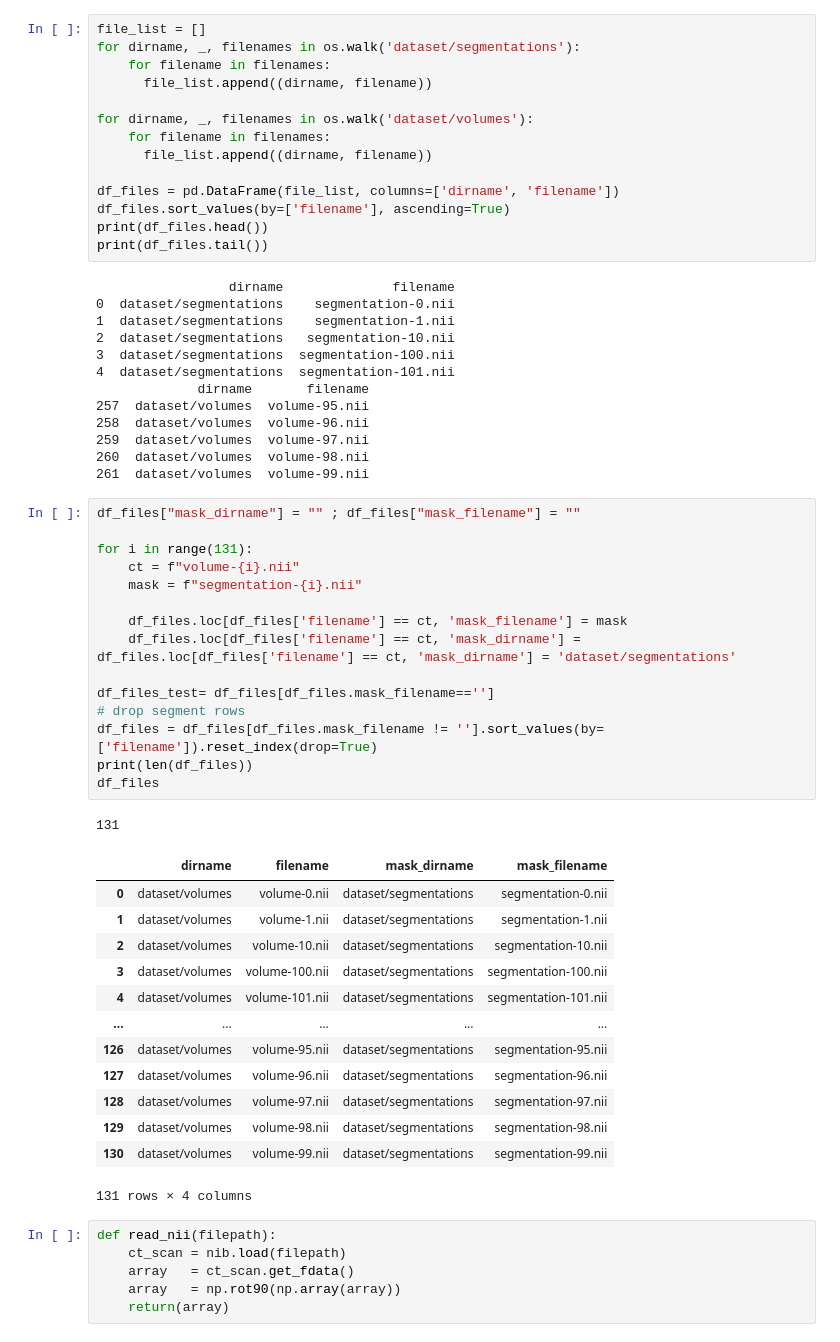
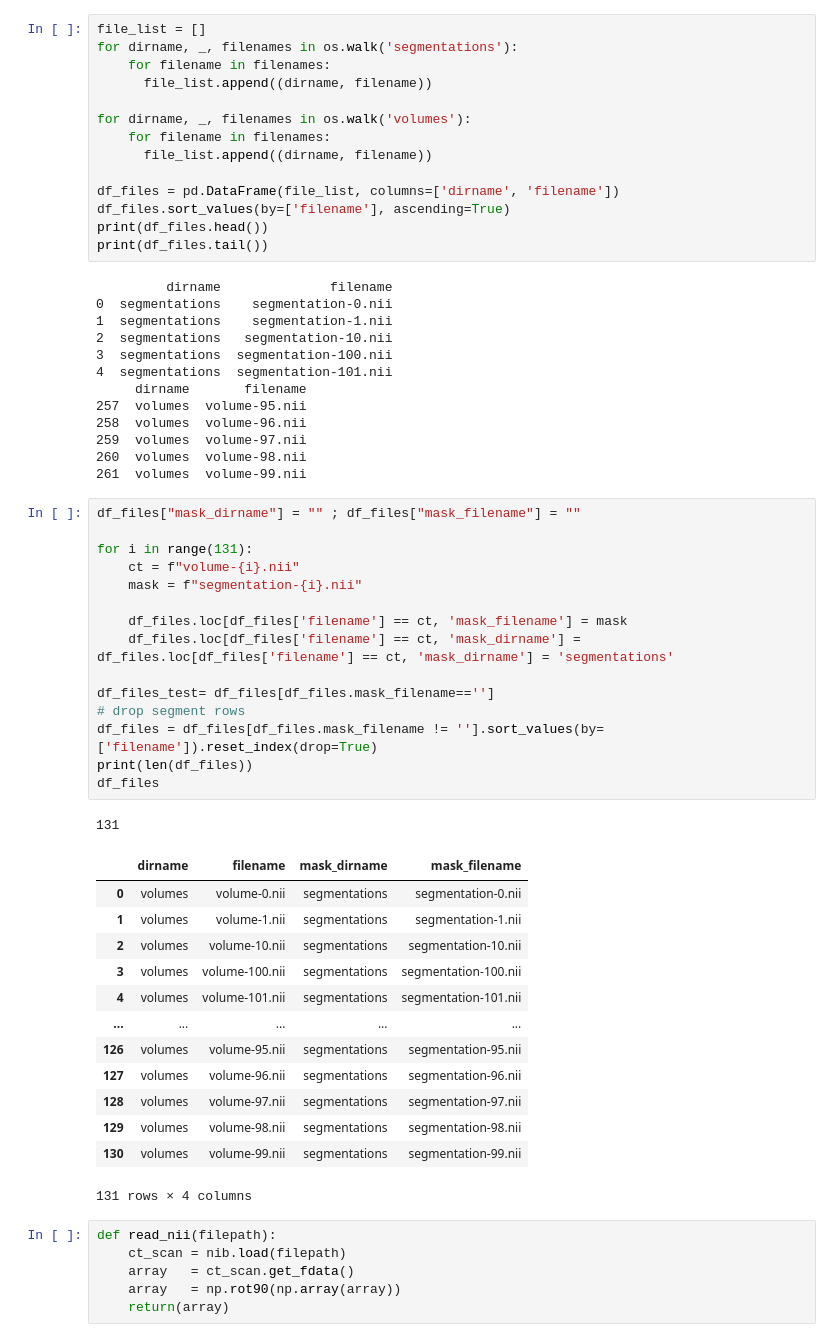
Before and after one commit to KolmakovKirill/liver_segmentation, a Jupyter notebook: Untitled.ipynb, the cells around one changed output. Cells and saved outputs as stored; diff of their text form.

```diff
--- a/Untitled.ipynb
+++ b/Untitled.ipynb
@@ -25,10 +26,10 @@ from sklearn.model_selection import train_test_split
 # %%
 file_list = []
-for dirname, _, filenames in os.walk('dataset/segmentations'):
+for dirname, _, filenames in os.walk('segmentations'):
     for filename in filenames:
       file_list.append((dirname, filename))
 
-for dirname, _, filenames in os.walk('dataset/volumes'):
+for dirname, _, filenames in os.walk('volumes'):
     for filename in filenames:
       file_list.append((dirname, filename))
 
@@ -37,47 +38,47 @@ df_files.sort_values(by=['filename'], ascending=True)
 print(df_files.head())
 print(df_files.tail())
 # %% [output]
-                 dirname              filename
-0  dataset/segmentations    segmentation-0.nii
-1  dataset/segmentations    segmentation-1.nii
-2  dataset/segmentations   segmentation-10.nii
-3  dataset/segmentations  segmentation-100.nii
-4  dataset/segmentations  segmentation-101.nii
-             dirname       filename
-257  dataset/volumes  volume-95.nii
-258  dataset/volumes  volume-96.nii
-259  dataset/volumes  volume-97.nii
-260  dataset/volumes  volume-98.nii
-261  dataset/volumes  volume-99.nii
+         dirname              filename
+0  segmentations    segmentation-0.nii
+1  segmentations    segmentation-1.nii
+2  segmentations   segmentation-10.nii
+3  segmentations  segmentation-100.nii
+4  segmentations  segmentation-101.nii
+     dirname       filename
+257  volumes  volume-95.nii
+258  volumes  volume-96.nii
+259  volumes  volume-97.nii
+260  volumes  volume-98.nii
+261  volumes  volume-99.nii
 # %%
 df_files["mask_dirname"] = "" ; df_files["mask_filename"] = ""
 
 for i in range(131):
     ct = f"volume-{i}.nii"
     mask = f"segmentation-{i}.nii"
 
     df_files.loc[df_files['filename'] == ct, 'mask_filename'] = mask
-    df_files.loc[df_files['filename'] == ct, 'mask_dirname'] = df_files.loc[df_files['filename'] == ct, 'mask_dirname'] = 'dataset/segmentations'
+    df_files.loc[df_files['filename'] == ct, 'mask_dirname'] = df_files.loc[df_files['filename'] == ct, 'mask_dirname'] = 'segmentations'
 
 df_files_test= df_files[df_files.mask_filename=='']
 # drop segment rows
 df_files = df_files[df_files.mask_filename != ''].sort_values(by=['filename']).reset_index(drop=True)
 print(len(df_files))
 df_files
 # %% [output]
 131
 |  | dirname | filename | mask_dirname | mask_filename |
-| 0 | dataset/volumes | volume-0.nii | dataset/segmentations | segmentation-0.nii |
-| 1 | dataset/volumes | volume-1.nii | dataset/segmentations | segmentation-1.nii |
-| 2 | dataset/volumes | volume-10.nii | dataset/segmentations | segmentation-10.nii |
-| 3 | dataset/volumes | volume-100.nii | dataset/segmentations | segmentation-100.nii |
-| 4 | dataset/volumes | volume-101.nii | dataset/segmentations | segmentation-101.nii |
+| 0 | volumes | volume-0.nii | segmentations | segmentation-0.nii |
+| 1 | volumes | volume-1.nii | segmentations | segmentation-1.nii |
+| 2 | volumes | volume-10.nii | segmentations | segmentation-10.nii |
+| 3 | volumes | volume-100.nii | segmentations | segmentation-100.nii |
+| 4 | volumes | volume-101.nii | segmentations | segmentation-101.nii |
 | ... | ... | ... | ... | ... |
-| 126 | dataset/volumes | volume-95.nii | dataset/segmentations | segmentation-95.nii |
-| 127 | dataset/volumes | volume-96.nii | dataset/segmentations | segmentation-96.nii |
-| 128 | dataset/volumes | volume-97.nii | dataset/segmentations | segmentation-97.nii |
-| 129 | dataset/volumes | volume-98.nii | dataset/segmentations | segmentation-98.nii |
-| 130 | dataset/volumes | volume-99.nii | dataset/segmentations | segmentation-99.nii |
+| 126 | volumes | volume-95.nii | segmentations | segmentation-95.nii |
+| 127 | volumes | volume-96.nii | segmentations | segmentation-96.nii |
+| 128 | volumes | volume-97.nii | segmentations | segmentation-97.nii |
+| 129 | volumes | volume-98.nii | segmentations | segmentation-98.nii |
+| 130 | volumes | volume-99.nii | segmentations | segmentation-99.nii |
 131 rows × 4 columns
 # %%
 def read_nii(filepath):
```
Also changed, not shown: parts of 33 cells of this notebook.
